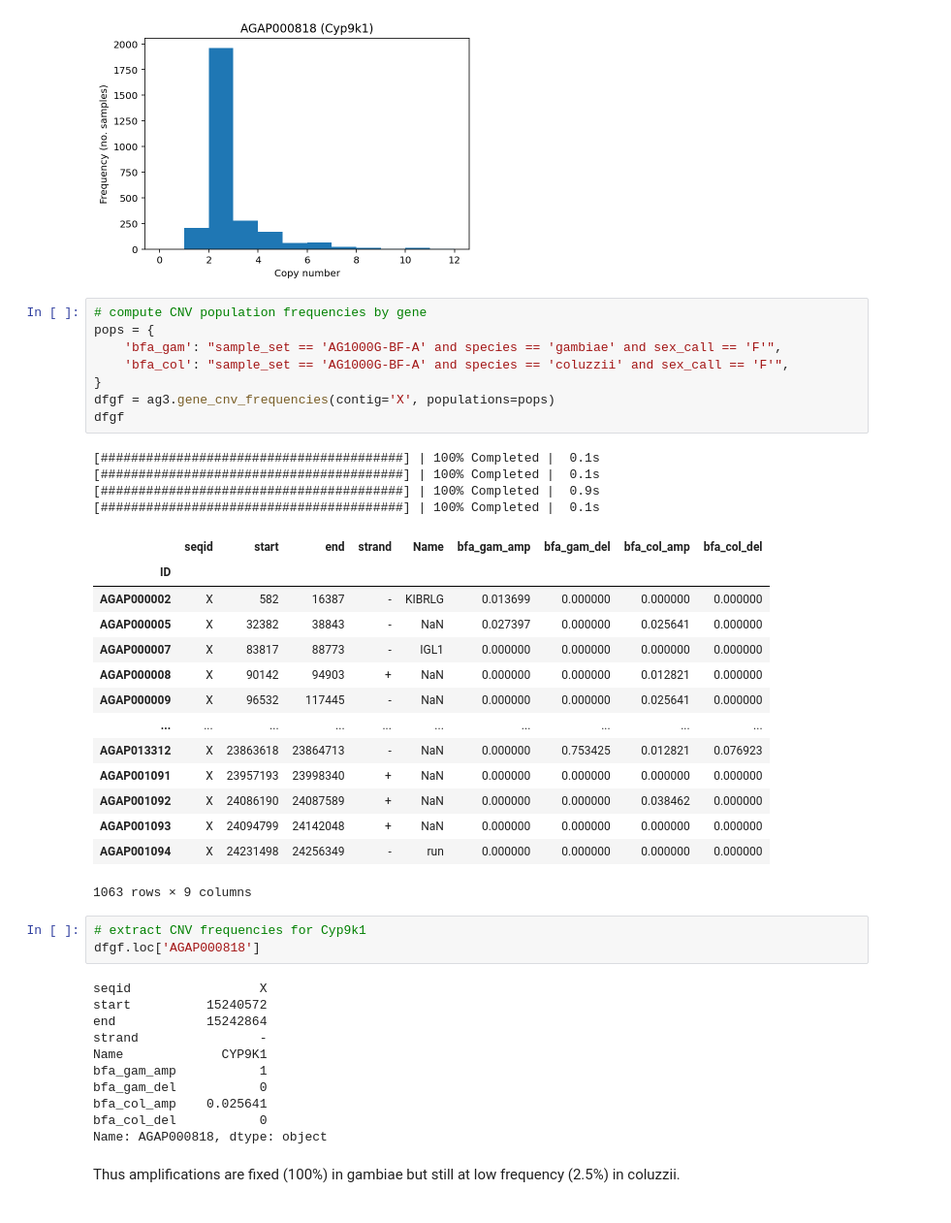
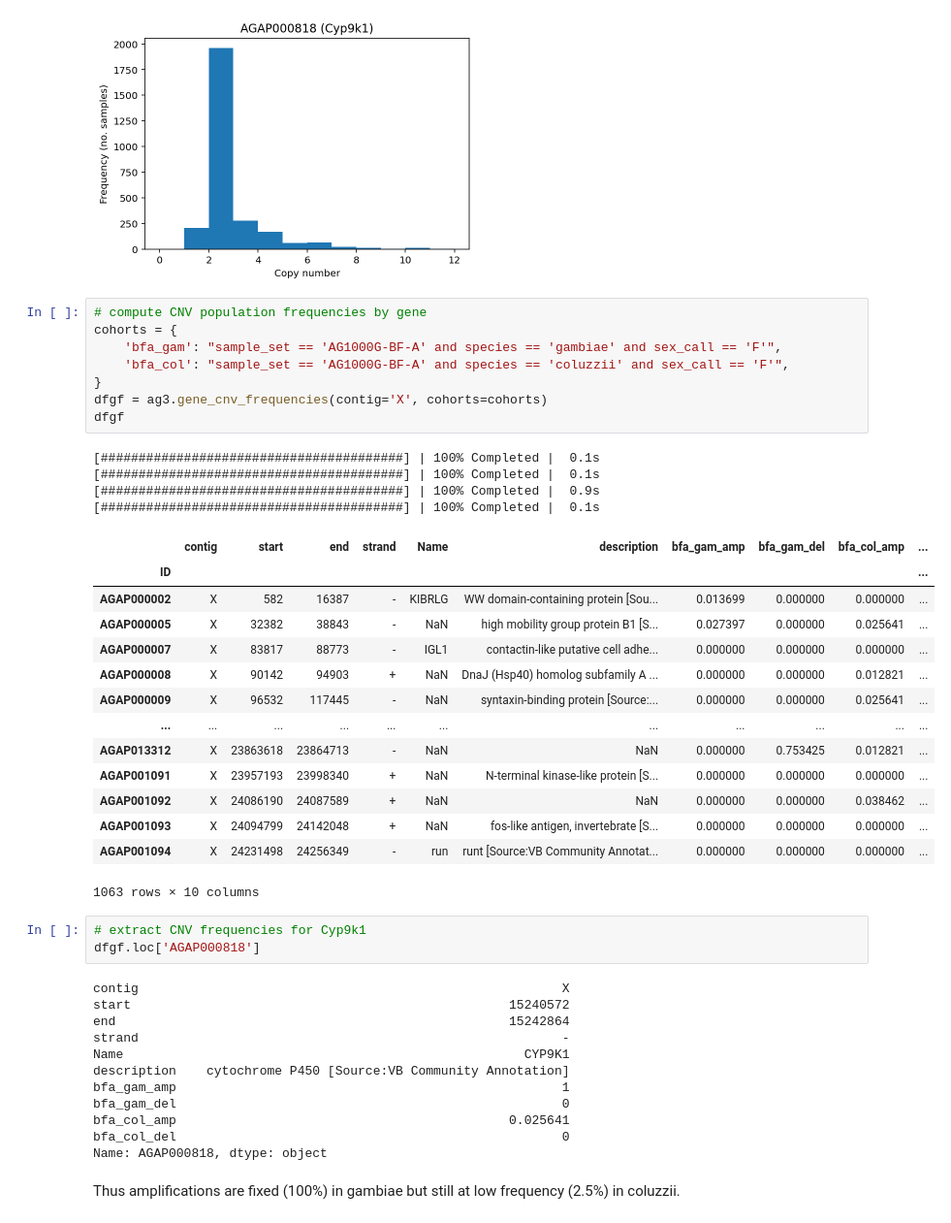
Before and after one commit to alimanfoo/sandbox, a Jupyter notebook: 2021-04-28-ag3-cnv-guide/notebook.ipynb, the cells around one changed output. Shown at 97% size. Drawn from its saved outputs; the diff is of its cells as text.

```diff
--- a/2021-04-28-ag3-cnv-guide/notebook.ipynb
+++ b/2021-04-28-ag3-cnv-guide/notebook.ipynb
@@ -652,44 +652,45 @@ ax.set_title('AGAP000818 (Cyp9k1)');
 [figure]
 # %%
 # compute CNV population frequencies by gene
-pops = {
+cohorts = {
     'bfa_gam': "sample_set == 'AG1000G-BF-A' and species == 'gambiae' and sex_call == 'F'",
     'bfa_col': "sample_set == 'AG1000G-BF-A' and species == 'coluzzii' and sex_call == 'F'",
 }
-dfgf = ag3.gene_cnv_frequencies(contig='X', populations=pops)
+dfgf = ag3.gene_cnv_frequencies(contig='X', cohorts=cohorts)
 dfgf
 # %% [output]
 [########################################] | 100% Completed |  0.1s
 [########################################] | 100% Completed |  0.1s
 [########################################] | 100% Completed |  0.9s
 [########################################] | 100% Completed |  0.1s
-|  | seqid | start | end | strand | Name | bfa_gam_amp | bfa_gam_del | bfa_col_amp | bfa_col_del |
-| ID |  |  |  |  |  |  |  |  |  |
-| AGAP000002 | X | 582 | 16387 | - | KIBRLG | 0.013699 | 0.000000 | 0.000000 | 0.000000 |
-| AGAP000005 | X | 32382 | 38843 | - | NaN | 0.027397 | 0.000000 | 0.025641 | 0.000000 |
-| AGAP000007 | X | 83817 | 88773 | - | IGL1 | 0.000000 | 0.000000 | 0.000000 | 0.000000 |
-| AGAP000008 | X | 90142 | 94903 | + | NaN | 0.000000 | 0.000000 | 0.012821 | 0.000000 |
-| AGAP000009 | X | 96532 | 117445 | - | NaN | 0.000000 | 0.000000 | 0.025641 | 0.000000 |
-| ... | ... | ... | ... | ... | ... | ... | ... | ... | ... |
-| AGAP013312 | X | 23863618 | 23864713 | - | NaN | 0.000000 | 0.753425 | 0.012821 | 0.076923 |
-| AGAP001091 | X | 23957193 | 23998340 | + | NaN | 0.000000 | 0.000000 | 0.000000 | 0.000000 |
-| AGAP001092 | X | 24086190 | 24087589 | + | NaN | 0.000000 | 0.000000 | 0.038462 | 0.000000 |
-| AGAP001093 | X | 24094799 | 24142048 | + | NaN | 0.000000 | 0.000000 | 0.000000 | 0.000000 |
-| AGAP001094 | X | 24231498 | 24256349 | - | run | 0.000000 | 0.000000 | 0.000000 | 0.000000 |
+|  | contig | start | end | strand | Name | description | bfa_gam_amp | bfa_gam_del | bfa_col_amp | ... |
+| ID |  |  |  |  |  |  |  |  |  | ... |
+| AGAP000002 | X | 582 | 16387 | - | KIBRLG | WW domain-containing protein [Sou... | 0.013699 | 0.000000 | 0.000000 | ... |
+| AGAP000005 | X | 32382 | 38843 | - | NaN | high mobility group protein B1 [S... | 0.027397 | 0.000000 | 0.025641 | ... |
+| AGAP000007 | X | 83817 | 88773 | - | IGL1 | contactin-like putative cell adhe... | 0.000000 | 0.000000 | 0.000000 | ... |
+| AGAP000008 | X | 90142 | 94903 | + | NaN | DnaJ (Hsp40) homolog subfamily A ... | 0.000000 | 0.000000 | 0.012821 | ... |
+| AGAP000009 | X | 96532 | 117445 | - | NaN | syntaxin-binding protein [Source:... | 0.000000 | 0.000000 | 0.025641 | ... |
+| ... | ... | ... | ... | ... | ... | ... | ... | ... | ... | ... |
+| AGAP013312 | X | 23863618 | 23864713 | - | NaN | NaN | 0.000000 | 0.753425 | 0.012821 | ... |
+| AGAP001091 | X | 23957193 | 23998340 | + | NaN | N-terminal kinase-like protein [S... | 0.000000 | 0.000000 | 0.000000 | ... |
+| AGAP001092 | X | 24086190 | 24087589 | + | NaN | NaN | 0.000000 | 0.000000 | 0.038462 | ... |
+| AGAP001093 | X | 24094799 | 24142048 | + | NaN | fos-like antigen, invertebrate [S... | 0.000000 | 0.000000 | 0.000000 | ... |
+| AGAP001094 | X | 24231498 | 24256349 | - | run | runt [Source:VB Community Annotat... | 0.000000 | 0.000000 | 0.000000 | ... |
-1063 rows × 9 columns
+1063 rows × 10 columns
 # %%
 # extract CNV frequencies for Cyp9k1
 dfgf.loc['AGAP000818']
 # %% [output]
-seqid                 X
-start          15240572
-end            15242864
-strand                -
-Name             CYP9K1
-bfa_gam_amp           1
-bfa_gam_del           0
-bfa_col_amp    0.025641
-bfa_col_del           0
+contig                                                        X
+start                                                  15240572
+end                                                    15242864
+strand                                                        -
+Name                                                     CYP9K1
+description    cytochrome P450 [Source:VB Community Annotation]
+bfa_gam_amp                                                   1
+bfa_gam_del                                                   0
+bfa_col_amp                                            0.025641
+bfa_col_del                                                   0
 Name: AGAP000818, dtype: object
 # %% [markdown]
 Thus amplifications are fixed (100%) in gambiae but still at low frequency (2.5%) in coluzzii.
```
Also changed, not shown: parts of 13 cells of this notebook.
